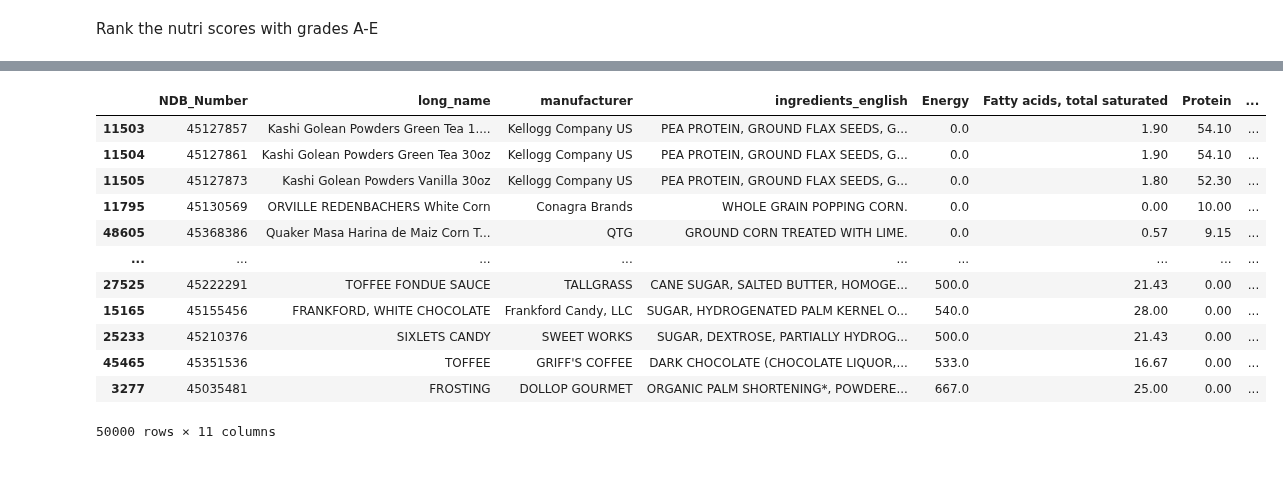
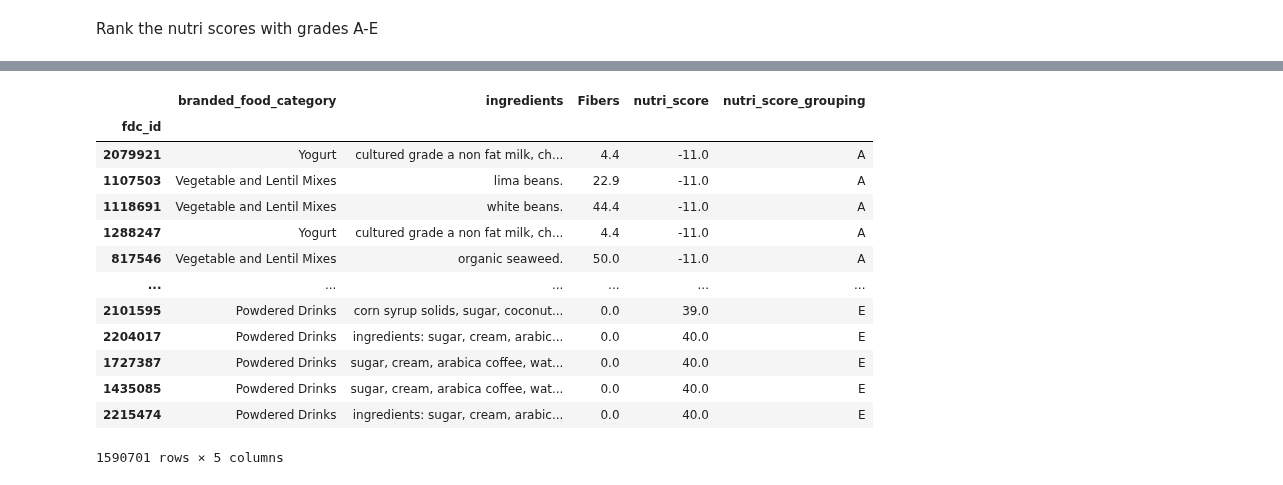
Before and after one commit to amoltkale/ai_chatbot_food_knowledge_graph, a Jupyter notebook: models/nutritional_analysis/food_data_central/1.2 Create Food Product ranking.ipynb, the cells around one changed output, grey strips where cells are left out. Drawn from its saved outputs; the diff is of its cells as text; code cells hidden in the pictures.

Commit message:
calculated modified nutri score

```diff
--- a/models/nutritional_analysis/food_data_central/1.2 Create Food Product ranking.ipynb
+++ b/models/nutritional_analysis/food_data_central/1.2 Create Food Product ranking.ipynb
@@ -277,13 +293,13 @@ food_nutrients_df['has_nuts'] = np.where(food_nutrients_df['ingredients_english'
 # %% [markdown]
 Calculate a modified nutri score. Negative values are better, positive values are worse
 # %%
-food_nutrients_df["nutri_score"] = ((food_nutrients_df['Energy_NutriScore'] + food_nutrients_df['SatFat_NutriScore'] +
-                                   food_nutrients_df['Sugars_NutriScore'] + food_nutrients_df['has_salt']) -
-                                    (food_nutrients_df['Fibers_NutriScore'] + food_nutrients_df['has_fruit'] +
-                                    food_nutrients_df['has_legume'] + food_nutrients_df['Protein_NutriScore'] +
-                                    food_nutrients_df['has_nuts']) )
+nutrients_matrix["nutri_score"] = ((nutrients_matrix['Energy_NutriScore'] + nutrients_matrix['Sugars_NutriScore'] +
+                                   nutrients_matrix['SatFat_NutriScore'] + nutrients_matrix['Salt_NutriScore']) -
+                                    (nutrients_matrix['Fibers_NutriScore'] + nutrients_matrix['FruitVeggie_NutriScore'] +
+                                    nutrients_matrix['Protein_NutriScore'] ) )
 
-food_nutrients_df.drop(columns = ['Energy_NutriScore', 'SatFat_NutriScore', 'Sugars_NutriScore', 'Fibers_NutriScore',
-                                 'Protein_NutriScore', 'has_salt', 'has_fruit', 'has_legume', 'has_nuts'], inplace = True)
+nutrients_matrix.drop(columns = ['Energy_NutriScore', 'Sugars_NutriScore', 'SatFat_NutriScore', 'Salt_NutriScore',
+                                 'Fibers_NutriScore', 'FruitVeggie_NutriScore', 'Protein_NutriScore', "Energy", "Sugars, Total",
+                                 "Fatty acids, total saturated", "Sodium, Na", "Protein", "Fibers"], inplace = True)
 # %% [markdown]
 Rank the nutri scores with grades A-E
@@ -297,9 +305,0 @@ while(best_score < worst_score+1):
-# %%
-#group_size = (len(score_options) - 1)//5
-group_size = math.ceil(len(score_options)/5)
-grouping_dict = {}
-counter = 0
-for score in score_options:
-    #grouping_dict[score] = counter//group_size
-    grouping_dict[score] = math.floor(counter/group_size)
-    counter += 1
@@ -308,2 +306,14 @@ grades = ['A', 'B', 'C', 'D', 'E']
+# %%
+def get_nutri_score_label(score):
+    if score < 0:
+        return "A"
+    elif score < 3:
+        return "B"
+    elif score < 11:
+        return "C"
+    elif score < 19:
+        return "D"
+    else:
+        return "E"
 # %%
-food_nutrients_df['nutri_score_grouping'] = food_nutrients_df['nutri_score'].apply(lambda x: grades[grouping_dict[x]])
+nutrients_matrix['nutri_score_grouping'] = nutrients_matrix['nutri_score'].apply(lambda x: get_nutri_score_label(x))
@@ -310,21 +337,21 @@ food_nutrients_df['nutri_score_grouping'] = food_nutrients_df['nutri_score'].app
 # %%
 #do some basic clean up
-food_nutrients_df.drop_duplicates(subset = "gtin_upc", inplace = True)
-food_nutrients_df.sort_values(by = "nutri_score", inplace = True)
-food_nutrients_df.drop(columns = ["NDB_No", "gtin_upc"], inplace = True)
-food_nutrients_df
+#food_nutrients_df.drop_duplicates(subset = "gtin_upc", inplace = True)
+nutrients_matrix.sort_values(by = "nutri_score", inplace = True)
+nutrients_matrix
 # %% [output]
-|  | NDB_Number | long_name | manufacturer | ingredients_english | Energy | Fatty acids, total saturated | Protein | ... |
-| 11503 | 45127857 | Kashi Golean Powders Green Tea 1.... | Kellogg Company US | PEA PROTEIN, GROUND FLAX SEEDS, G... | 0.0 | 1.90 | 54.10 | ... |
-| 11504 | 45127861 | Kashi Golean Powders Green Tea 30oz | Kellogg Company US | PEA PROTEIN, GROUND FLAX SEEDS, G... | 0.0 | 1.90 | 54.10 | ... |
-| 11505 | 45127873 | Kashi Golean Powders Vanilla 30oz | Kellogg Company US | PEA PROTEIN, GROUND FLAX SEEDS, G... | 0.0 | 1.80 | 52.30 | ... |
-| 11795 | 45130569 | ORVILLE REDENBACHERS White Corn | Conagra Brands | WHOLE GRAIN POPPING CORN. | 0.0 | 0.00 | 10.00 | ... |
-| 48605 | 45368386 | Quaker Masa Harina de Maiz Corn T... | QTG | GROUND CORN TREATED WITH LIME. | 0.0 | 0.57 | 9.15 | ... |
-| ... | ... | ... | ... | ... | ... | ... | ... | ... |
-| 27525 | 45222291 | TOFFEE FONDUE SAUCE | TALLGRASS | CANE SUGAR, SALTED BUTTER, HOMOGE... | 500.0 | 21.43 | 0.00 | ... |
-| 15165 | 45155456 | FRANKFORD, WHITE CHOCOLATE | Frankford Candy, LLC | SUGAR, HYDROGENATED PALM KERNEL O... | 540.0 | 28.00 | 0.00 | ... |
-| 25233 | 45210376 | SIXLETS CANDY | SWEET WORKS | SUGAR, DEXTROSE, PARTIALLY HYDROG... | 500.0 | 21.43 | 0.00 | ... |
-| 45465 | 45351536 | TOFFEE | GRIFF'S COFFEE | DARK CHOCOLATE (CHOCOLATE LIQUOR,... | 533.0 | 16.67 | 0.00 | ... |
-| 3277 | 45035481 | FROSTING | DOLLOP GOURMET | ORGANIC PALM SHORTENING*, POWDERE... | 667.0 | 25.00 | 0.00 | ... |
+|  | branded_food_category | ingredients | Fibers | nutri_score | nutri_score_grouping |
+| fdc_id |  |  |  |  |  |
+| 2079921 | Yogurt | cultured grade a non fat milk, ch... | 4.4 | -11.0 | A |
+| 1107503 | Vegetable and Lentil Mixes | lima beans. | 22.9 | -11.0 | A |
+| 1118691 | Vegetable and Lentil Mixes | white beans. | 44.4 | -11.0 | A |
+| 1288247 | Yogurt | cultured grade a non fat milk, ch... | 4.4 | -11.0 | A |
+| 817546 | Vegetable and Lentil Mixes | organic seaweed. | 50.0 | -11.0 | A |
+| ... | ... | ... | ... | ... | ... |
+| 2101595 | Powdered Drinks | corn syrup solids, sugar, coconut... | 0.0 | 39.0 | E |
+| 2204017 | Powdered Drinks | ingredients: sugar, cream, arabic... | 0.0 | 40.0 | E |
+| 1727387 | Powdered Drinks | sugar, cream, arabica coffee, wat... | 0.0 | 40.0 | E |
+| 1435085 | Powdered Drinks | sugar, cream, arabica coffee, wat... | 0.0 | 40.0 | E |
+| 2215474 | Powdered Drinks | ingredients: sugar, cream, arabic... | 0.0 | 40.0 | E |
-50000 rows × 11 columns
+1590701 rows × 5 columns
 # %%
```
Also changed, not shown: parts of 22 cells of this notebook.
